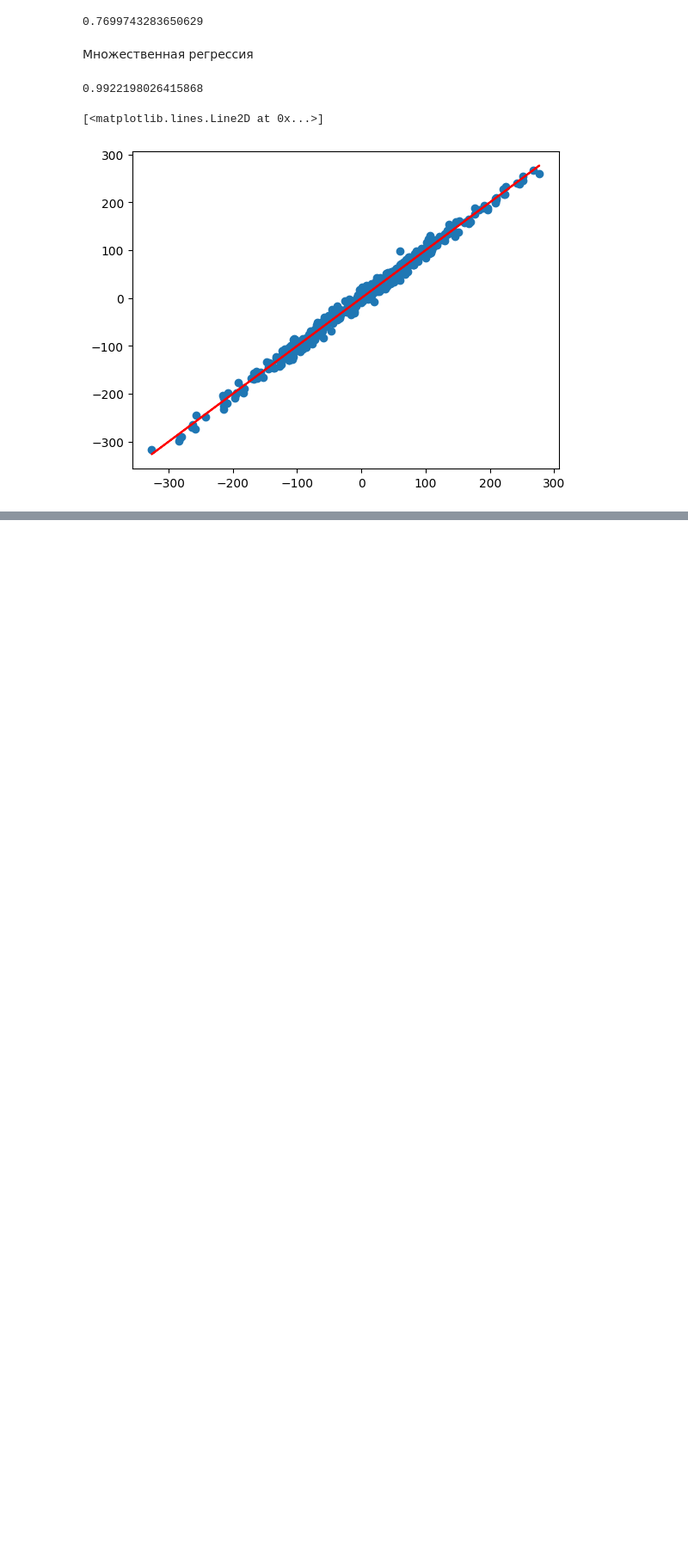
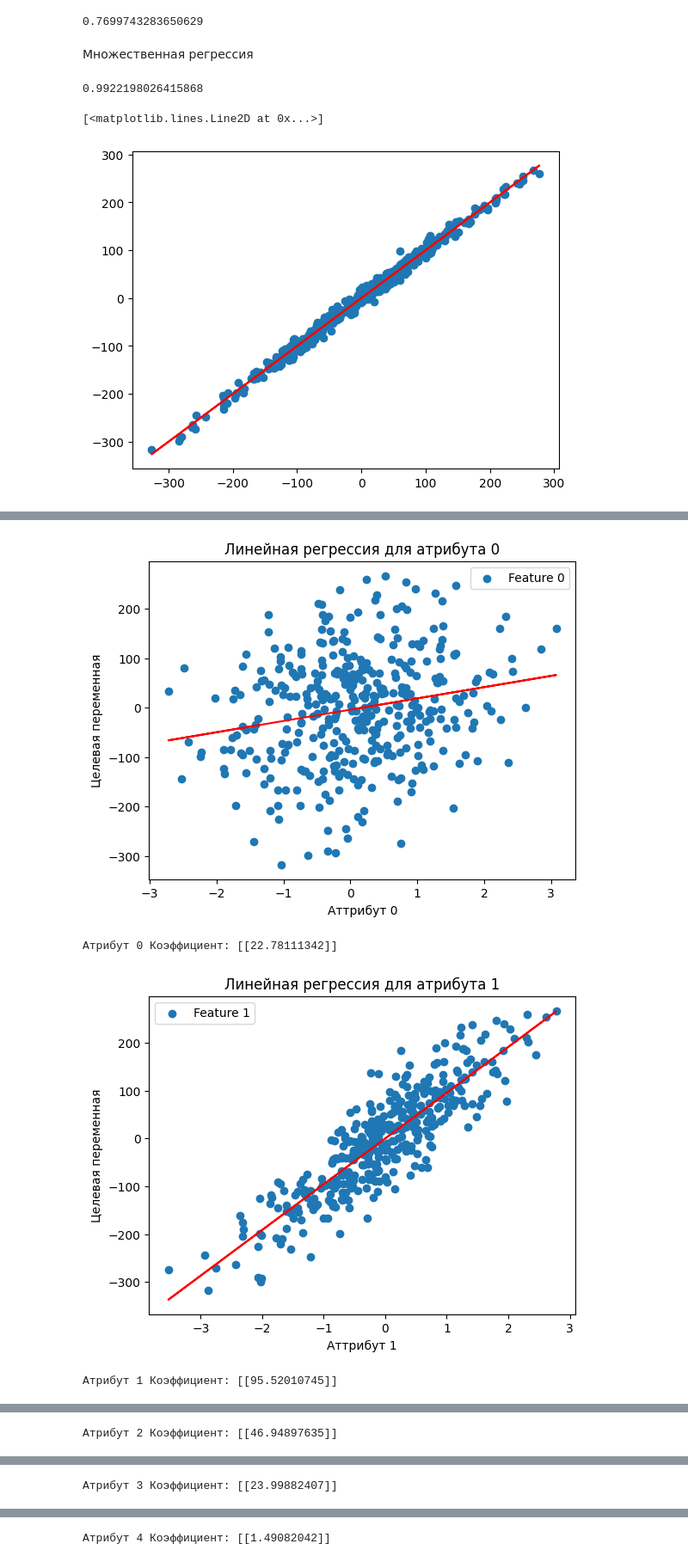
Before and after one commit to Plkhv/ML_course, a Jupyter notebook: ML1.2 multivariate/lab12.ipynb, the cells around one changed output, grey strips where cells are left out. Shown at 86% size. Cells and saved outputs as stored; diff of their text form; code cells hidden in the pictures; blank space fills up the shorter version.

```diff
--- a/ML1.2 multivariate/lab12.ipynb
+++ b/ML1.2 multivariate/lab12.ipynb
@@ -7,6 +10,10 @@ from sklearn.metrics import r2_score
 # %%
 x = pd.read_csv("data/0_x.csv", header = None)
 y = pd.read_csv("data/0_y.csv", header = None)
+if isinstance(y, pd.DataFrame):
+    y = y.iloc[:]
+if isinstance(x, pd.DataFrame):
+    x = x.iloc[:]
 x.head()
 # %% [output]
 |  | 0 | 1 | 2 | 3 | 4 |
@@ -46,0 +56,23 @@ plt.plot(yy, yy, c='r')
+# %%
+for i in range(x.shape[1]):
+    # Создание и обучение модели
+    model = LinearRegression()
+    model.fit(x[[i]], y)
+
+    # Визуализация данных и регрессии
+    plt.scatter(x[i], y, label=f'Feature {i}')
+    plt.plot(x[i], model.predict(x[[i]]), c='r')
+
+    plt.xlabel(f'Аттрибут {i}')
+    plt.ylabel('Целевая переменная')
+    plt.legend()
+    plt.title(f'Линейная регрессия для атрибута {i}')
+    plt.show()
+
+    # Вывод коэффициента регрессии
+    print(f'Атрибут {i} Коэффициент:', model.coef_)
+# %% [output]
+[figure, added]
+Атрибут 0 Коэффициент: [[22.78111342]]
+[figure, added]
+Атрибут 1 Коэффициент: [[95.52010745]]
@@ -46,0 +80 @@ plt.plot(yy, yy, c='r')
+Атрибут 2 Коэффициент: [[46.94897635]]
@@ -46,0 +82 @@ plt.plot(yy, yy, c='r')
+Атрибут 3 Коэффициент: [[23.99882407]]
@@ -46,0 +84 @@ plt.plot(yy, yy, c='r')
+Атрибут 4 Коэффициент: [[1.49082042]]
```
Also changed, not shown: parts of 14 cells of this notebook, 3 other files.
